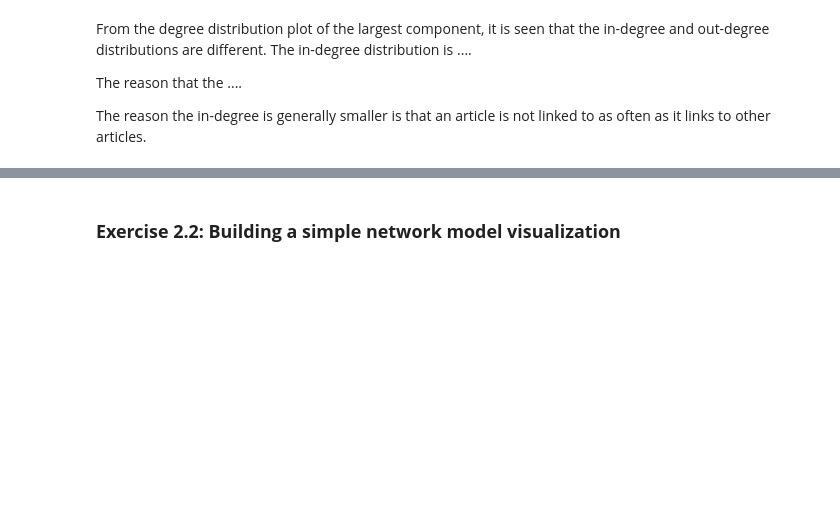
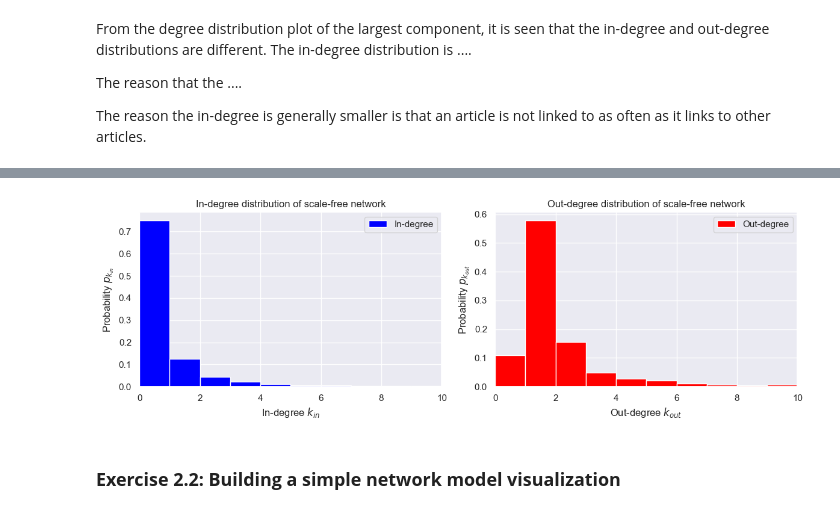
Before and after one commit to annaekner/social-graphs, a Jupyter notebook: Assignment 1/Assignment1.ipynb, the cells around one changed output, grey strips where cells are left out. Cells and saved outputs as stored; diff of their text form; code cells hidden in the pictures; blank space fills up the shorter version.

```diff
--- a/Assignment 1/Assignment1.ipynb
+++ b/Assignment 1/Assignment1.ipynb
@@ -580,2 +569,14 @@ plt.show()
+# %%
+# Distribution for a scale-free network with same number of nodes and edges
+scale_free_graph = nx.scale_free_graph(n=len(country_performer_graph.nodes))
+
+# Calculate in-degrees and out-degrees for the scale-free graph
+in_degrees_scale_free = list(dict(scale_free_graph.in_degree()).values())
+out_degrees_scale_free = list(dict(scale_free_graph.out_degree()).values())
+
+
+plot_in_out_degree_distributions(in_degrees_scale_free, out_degrees_scale_free, 'scale-free network', xlim = (0, 10))
+# %% [output]
+[figure, added]
 # %% [markdown]
 ### **Exercise 2.2: Building a simple network model visualization**
```
Also changed, not shown: parts of 10 cells of this notebook.
